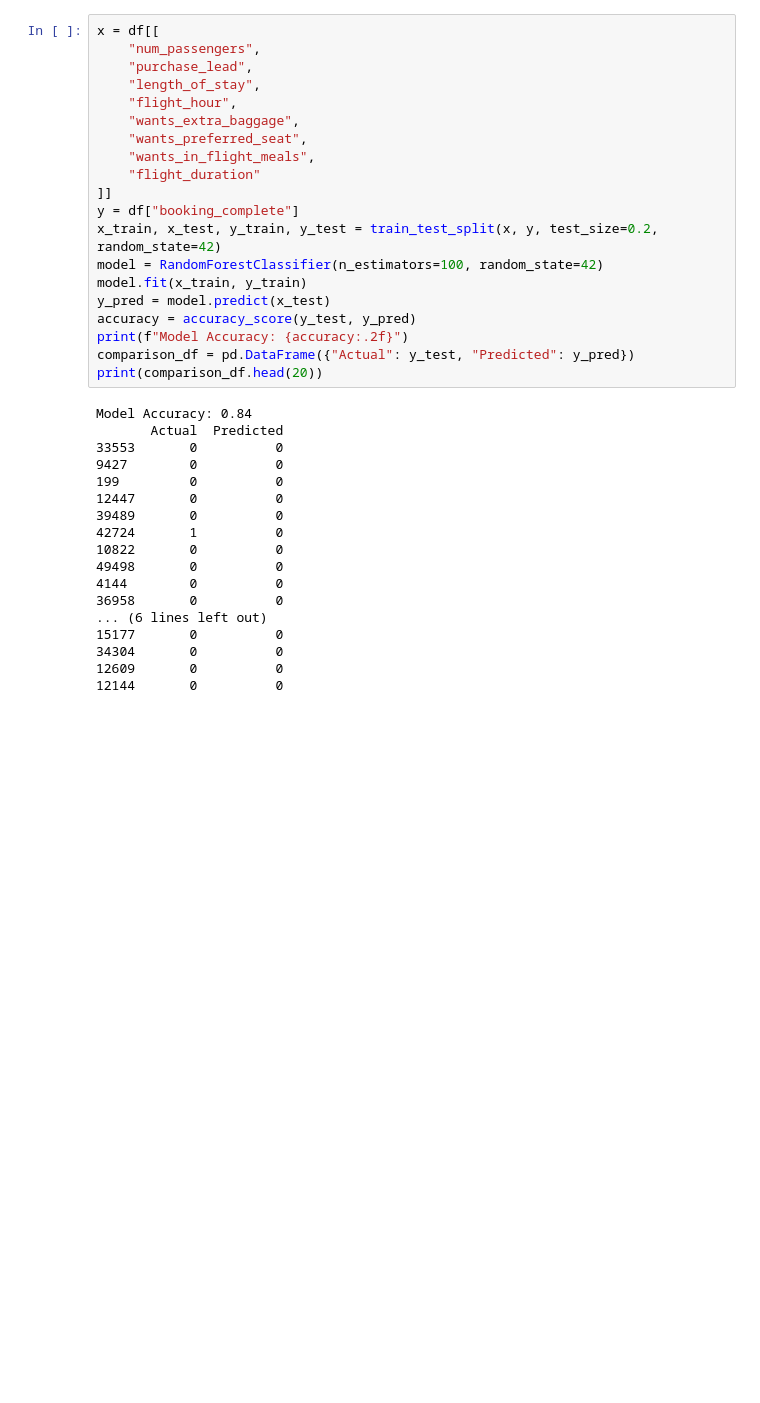
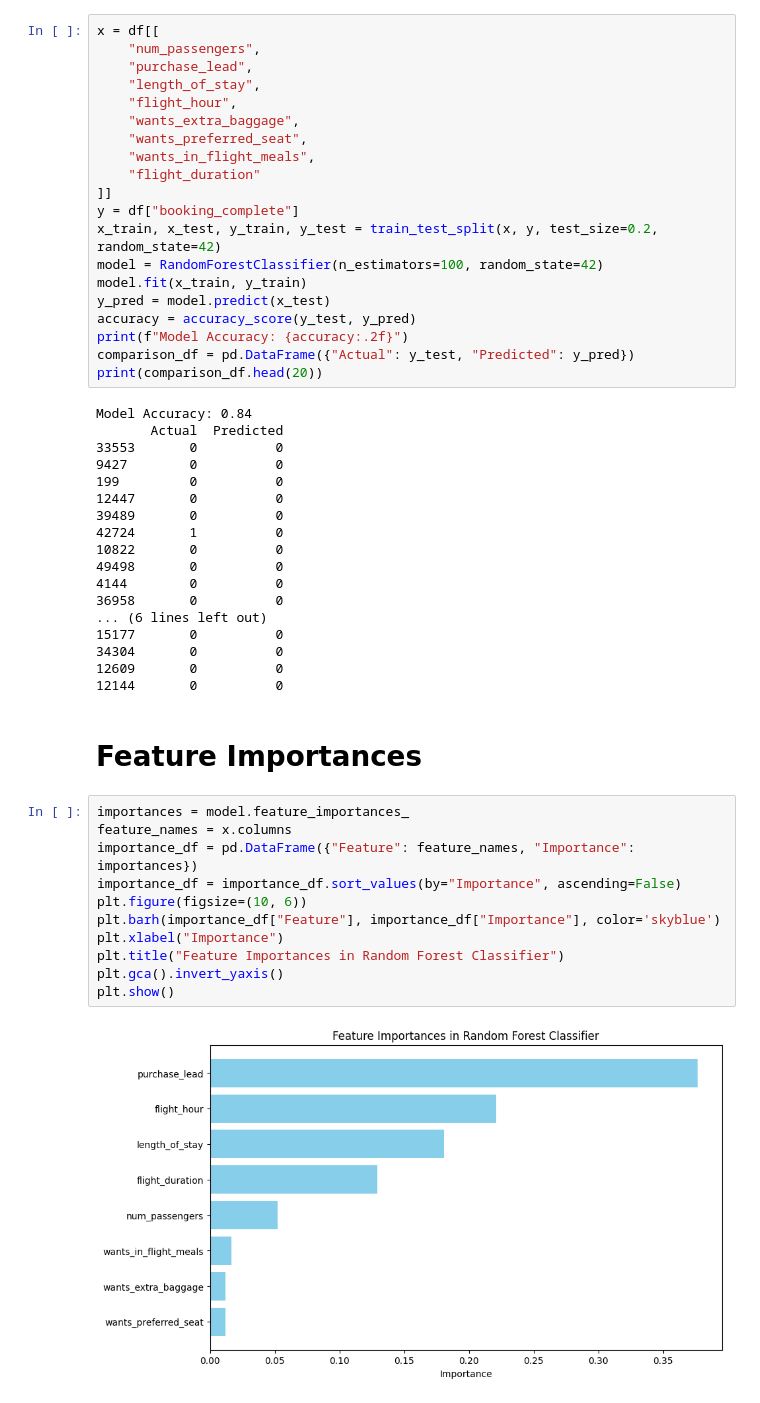
Before and after one commit to MDA1422/british_airways_customer_bookings, a Jupyter notebook: task2.ipynb, the cells around one changed output. Drawn from its saved outputs; the diff is of its cells as text; blank space fills up the shorter version.

```diff
--- a/task2.ipynb
+++ b/task2.ipynb
@@ -177,3 +177,18 @@ Model Accuracy: 0.84
 34304       0          0
 12609       0          0
 12144       0          0
+# %% [markdown]
+# Feature Importances
+# %%
+importances = model.feature_importances_
+feature_names = x.columns
+importance_df = pd.DataFrame({"Feature": feature_names, "Importance": importances})
+importance_df = importance_df.sort_values(by="Importance", ascending=False)
+plt.figure(figsize=(10, 6))
+plt.barh(importance_df["Feature"], importance_df["Importance"], color='skyblue')
+plt.xlabel("Importance")
+plt.title("Feature Importances in Random Forest Classifier")
+plt.gca().invert_yaxis()
+plt.show()
+# %% [output]
+[figure, added]
```
